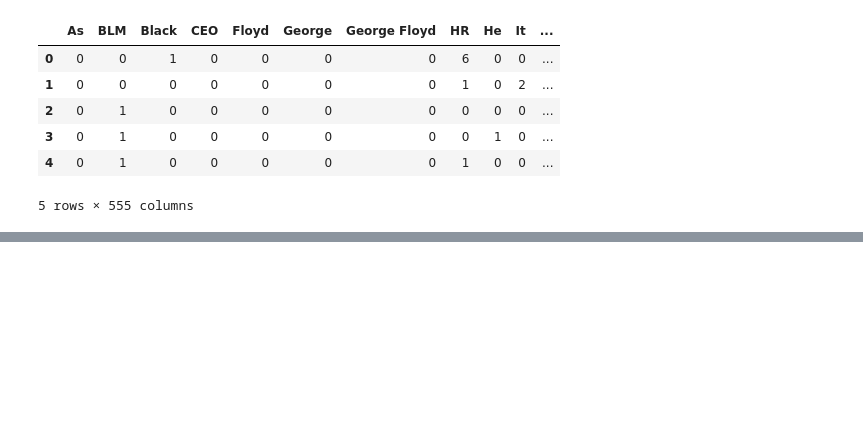
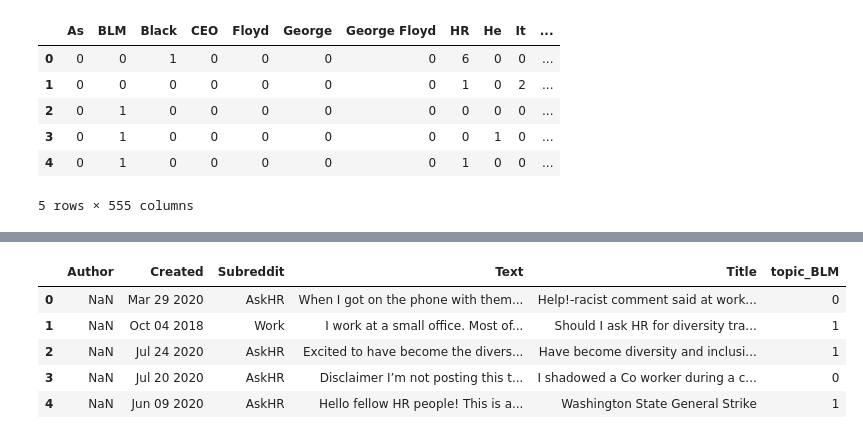
Before and after one commit to robinlli/Police_Shooting_Reddit, a Jupyter notebook: Machine Learning.ipynb, the cells around one changed output, grey strips where cells are left out. Cells and saved outputs as stored; diff of their text form; code cells hidden in the pictures; blank space fills up the shorter version.

```diff
--- a/Machine Learning.ipynb
+++ b/Machine Learning.ipynb
@@ -382,0 +441,10 @@ df2.to_csv("Reddit_p1.csv")
+# %%
+reddit = pd.concat([reddit_, df_pm], axis = 0, sort = True)
+reddit.head()
+# %% [output]
+|  | Author | Created | Subreddit | Text | Title | topic_BLM |
+| 0 | NaN | Mar 29 2020 | AskHR | When I got on the phone with them... | Help!-racist comment said at work... | 0 |
+| 1 | NaN | Oct 04 2018 | Work | I work at a small office. Most of... | Should I ask HR for diversity tra... | 1 |
+| 2 | NaN | Jul 24 2020 | AskHR | Excited to have become the divers... | Have become diversity and inclusi... | 1 |
+| 3 | NaN | Jul 20 2020 | AskHR | Disclaimer I’m not posting this t... | I shadowed a Co worker during a c... | 0 |
+| 4 | NaN | Jun 09 2020 | AskHR | Hello fellow HR people! This is a... | Washington State General Strike | 1 |
```
Also changed, not shown: parts of 15 cells of this notebook, 2 other files.
